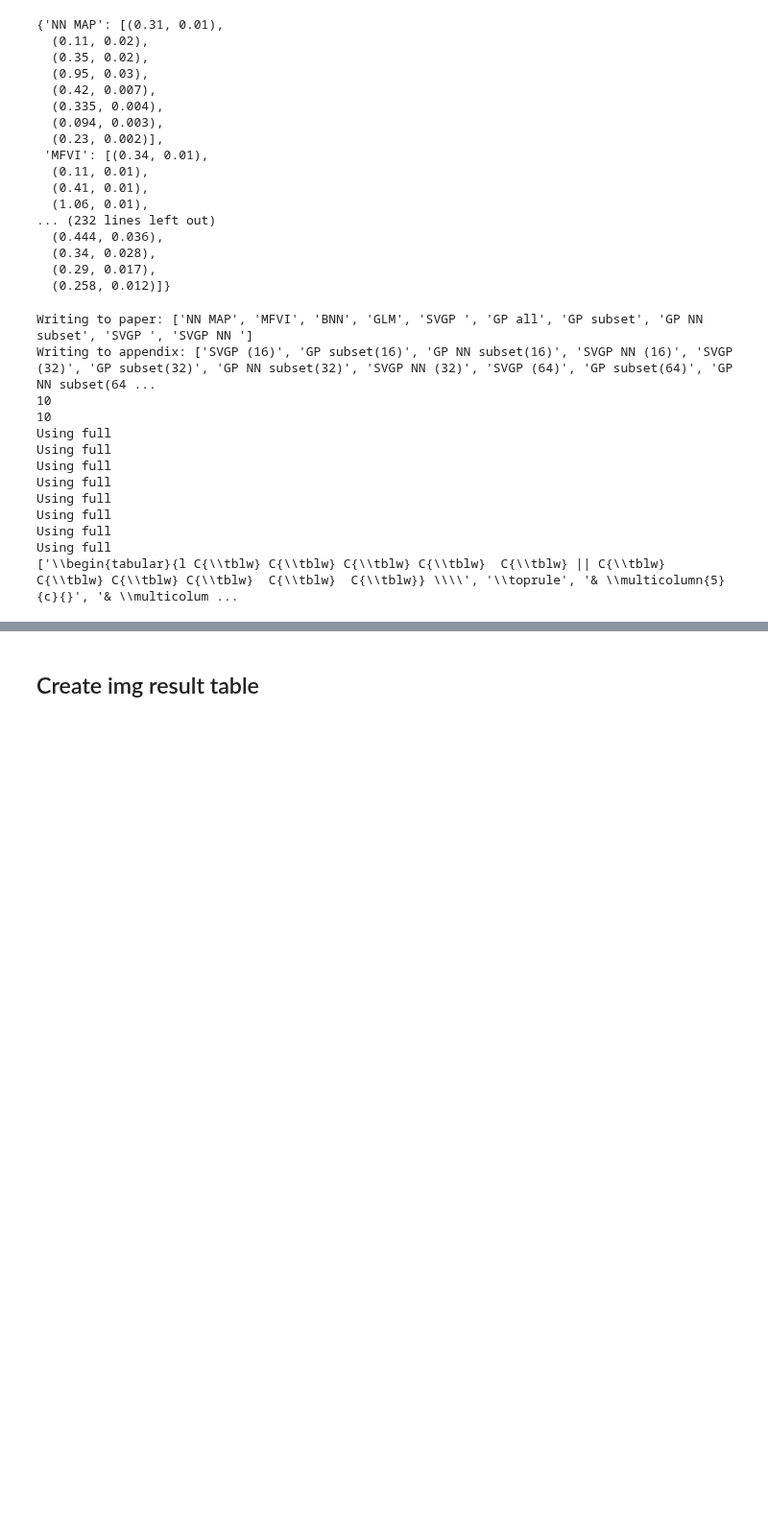
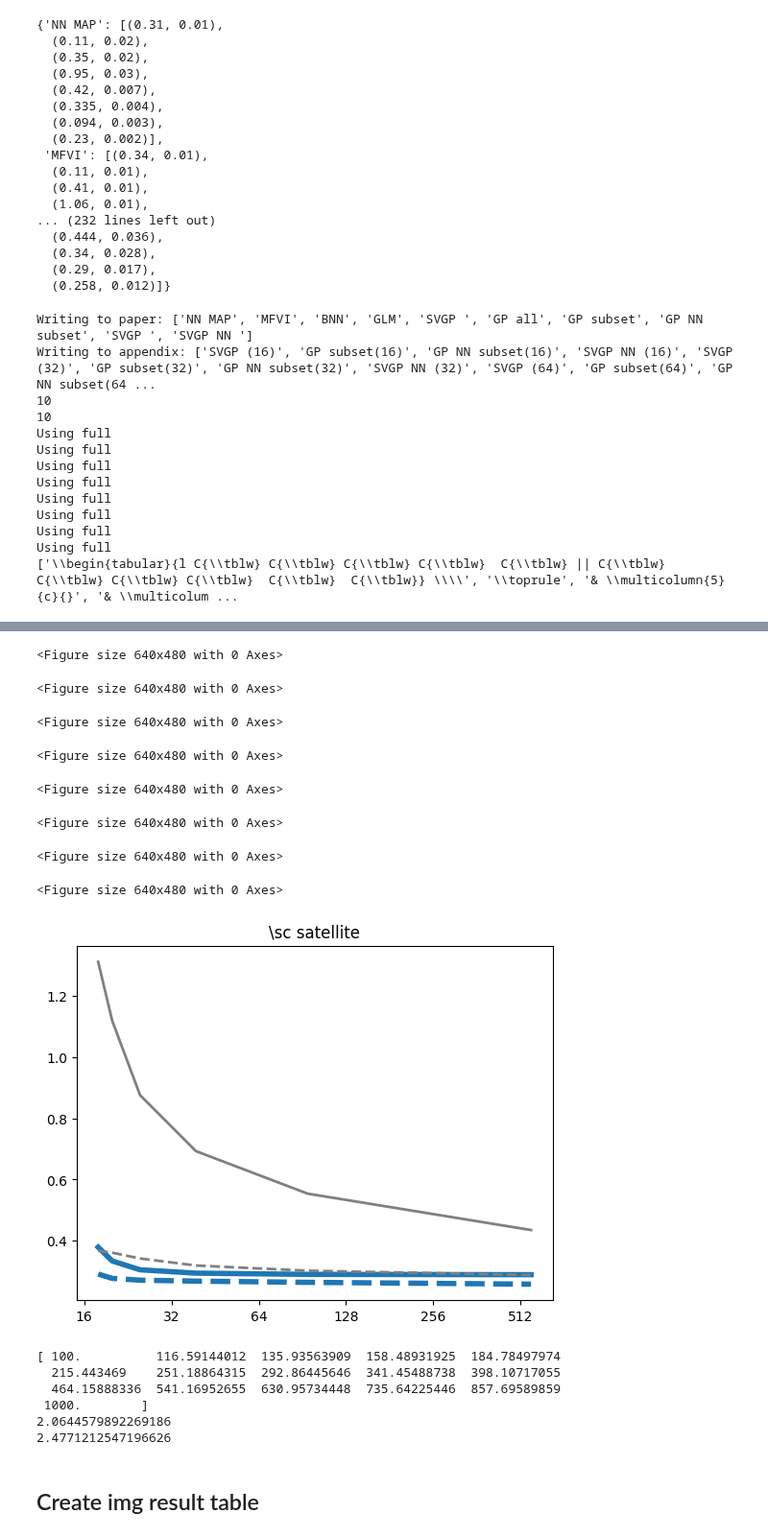
Before and after one commit to AaltoML/sfr, a Jupyter notebook: bnn-predictive/notebooks/UCI Reproduce.ipynb, the cells around one changed output, grey strips where cells are left out. Shown at 96% size. Drawn from its saved outputs; the diff is of its cells as text; code cells hidden in the pictures; blank space fills up the shorter version.

Commit message:
Changing UCI plotting

```diff
--- a/bnn-predictive/notebooks/UCI Reproduce.ipynb
+++ b/bnn-predictive/notebooks/UCI Reproduce.ipynb
@@ -536,3 +490,49 @@ print(np.log10(300))
+# %%
+for dataset in nll_dict:
+    data_index = datasets.index(dataset)
+    data_name = data_names[data_index]
+    plt.clf()
+    fig, ax = plt.subplots()
+    res_array = nll_dict[dataset]
+    svgp_res = res_array[:, 0]
+    subset_res = res_array[:, 1]
+    svgp_nn_res = res_array[:, 2]
+    gp_nn_res = res_array[:, 3]
+    ind_points = inducing_points[:-1]
+    plt.plot(ind_points, svgp_res, label='SVGP', linewidth=4, color='C0')
+    plt.plot(ind_points, svgp_nn_res,'--', label='SVGP NN', linewidth=4, color='C0')
+    plt.plot(ind_points, subset_res, label='GP subset', linewidth=2, color='gray')
+    plt.plot(ind_points, gp_nn_res, '--',label='GP NN subset', linewidth=2, color='gray')
+    ax.set_xticklabels([0] +inducing_points[:-1])
+    plt.title(r'\sc ' + data_name)
+   # plt.xlabel('Inducing points')
+   # plt.ylabel('Test NLPD')
+   # plt.legend()
+    plt.savefig(f'plots/{dataset}.png', bbox_inches='tight')
+    tikzplotlib.save(f'plots/tikz/{dataset}.tex', figure=fig, extra_tikzpicture_parameters=['scale=0.5'])
+# %% [output]
+<Figure size 640x480 with 0 Axes>
+<Figure size 640x480 with 0 Axes>
+<Figure size 640x480 with 0 Axes>
+<Figure size 640x480 with 0 Axes>
+<Figure size 640x480 with 0 Axes>
+<Figure size 640x480 with 0 Axes>
+<Figure size 640x480 with 0 Axes>
+<Figure size 640x480 with 0 Axes>
+[figure, added]
+# %%
+logd_min, logd_max, n_deltas = 2, 3, 16
+deltas = np.logspace(logd_min, logd_max, n_deltas)
+print(deltas)
+print(np.log10(116))
+print(np.log10(300))
+# %% [output]
+[ 100.          116.59144012  135.93563909  158.48931925  184.78497974
+  215.443469    251.18864315  292.86445646  341.45488738  398.10717055
+  464.15888336  541.16952655  630.95734448  735.64225446  857.69589859
+ 1000.        ]
+2.0644579892269186
+2.4771212547196626
 # %% [markdown]
 <h2>Create img result table </h2>
 # %%
```
Also changed, not shown: parts of 22 cells of this notebook, 16 other files.
